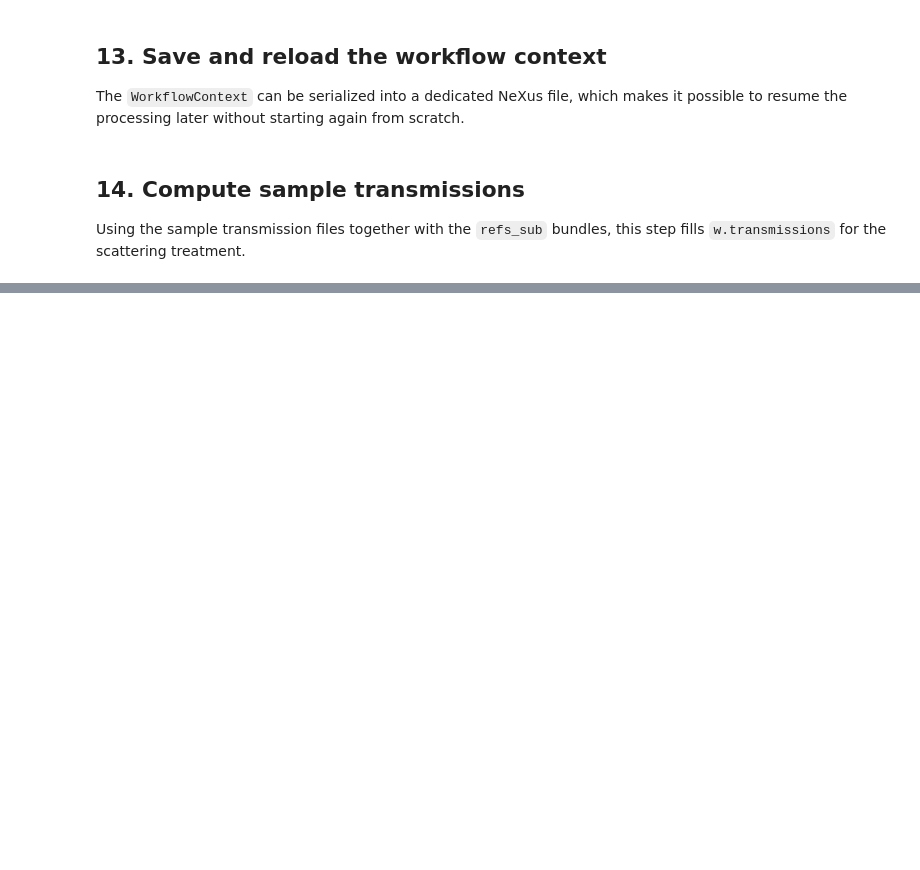
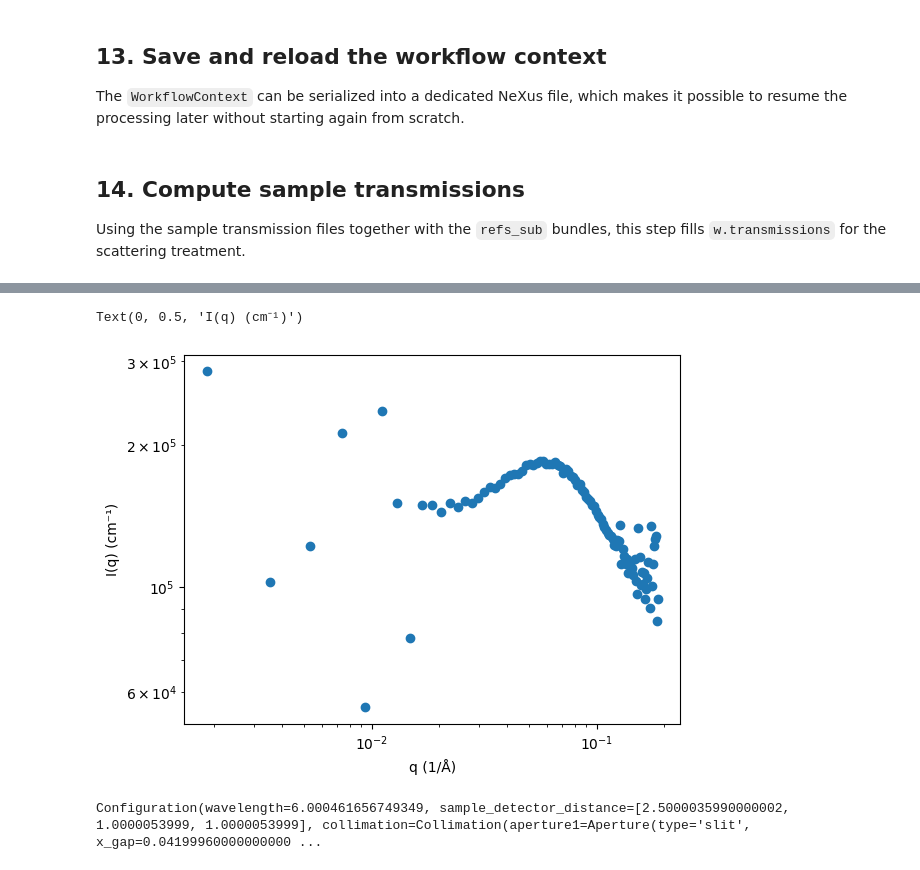
Before and after one commit to hibouchen/scarlet, a Jupyter notebook: notebooks/tutorial.ipynb, the cells around one changed output, grey strips where cells are left out. Cells and saved outputs as stored; diff of their text form; code cells hidden in the pictures; blank space fills up the shorter version.

Commit message:
Refactor workflow reduction pipeline

```diff
--- a/notebooks/tutorial.ipynb
+++ b/notebooks/tutorial.ipynb
@@ -245,0 +306,14 @@ integrate_scattering_from_workflow_context(w, n_bins=200)
+# %%
+from scarlet.workflow import ReductionPipeline, run_reduction_pipeline_from_workflow_context
+
+pipeline = ReductionPipeline.default()
+state = run_reduction_pipeline_from_workflow_context(
+    w,
+    n_bins=100,
+    pipeline=pipeline,
+    sample_name="S1_P_PB_25_2mm",
+    config_id="config_1",
+    detector_number=0,
+)
+
+state.integration.q
@@ -245,0 +341,12 @@ integrate_scattering_from_workflow_context(w, n_bins=200)
+# %%
+import matplotlib.pyplot as plt
+plt.loglog(state.integration.q, state.integration.intensity, marker="o", linestyle="")
+plt.xlabel("q (1/Å)")
+plt.ylabel("I(q) (cm⁻¹)")
+# %% [output]
+Text(0, 0.5, 'I(q) (cm⁻¹)')
+[figure, added]
+# %%
+w.configurations['config_1']
+# %% [output]
+Configuration(wavelength=6.000461656749349, sample_detector_distance=[2.5000035990000002, 1.0000053999, 1.0000053999], collimation=Collimation(aperture1=Aperture(type='slit', x_gap=0.04199960000000000 ...
```
Also changed, not shown: parts of 16 cells of this notebook, 18 other files.
